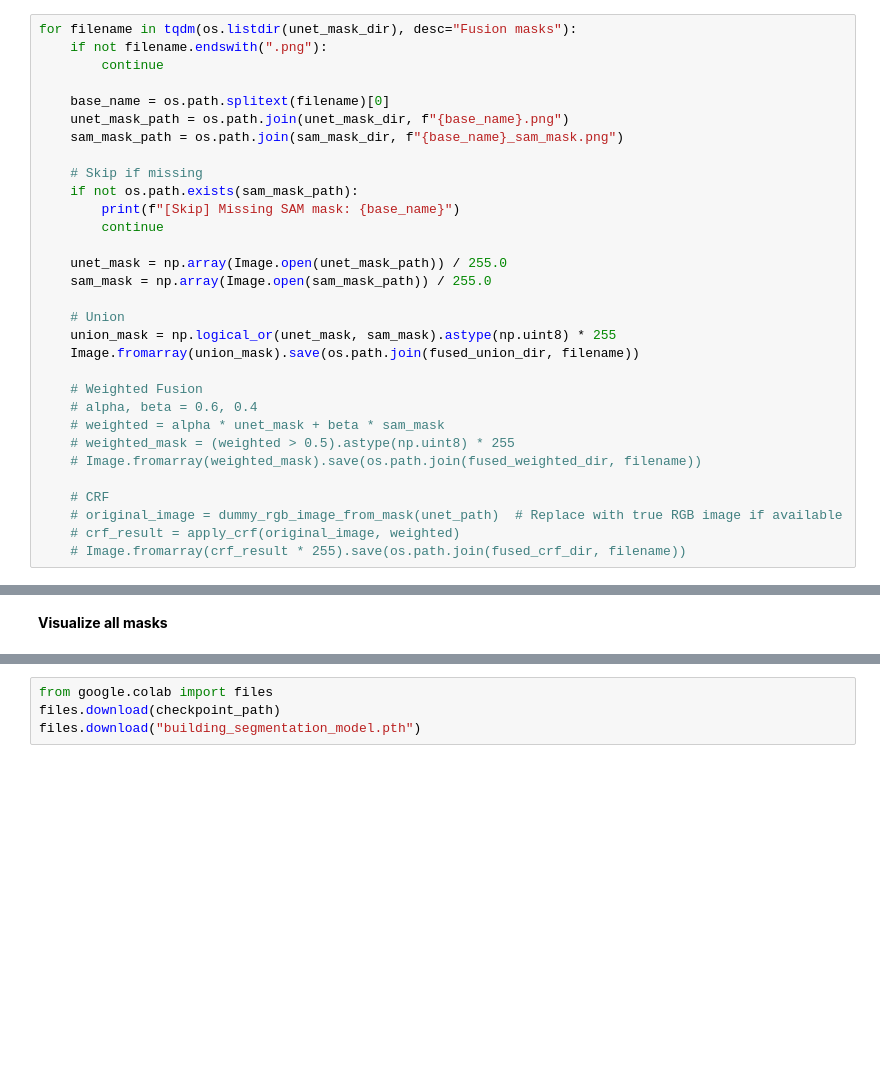
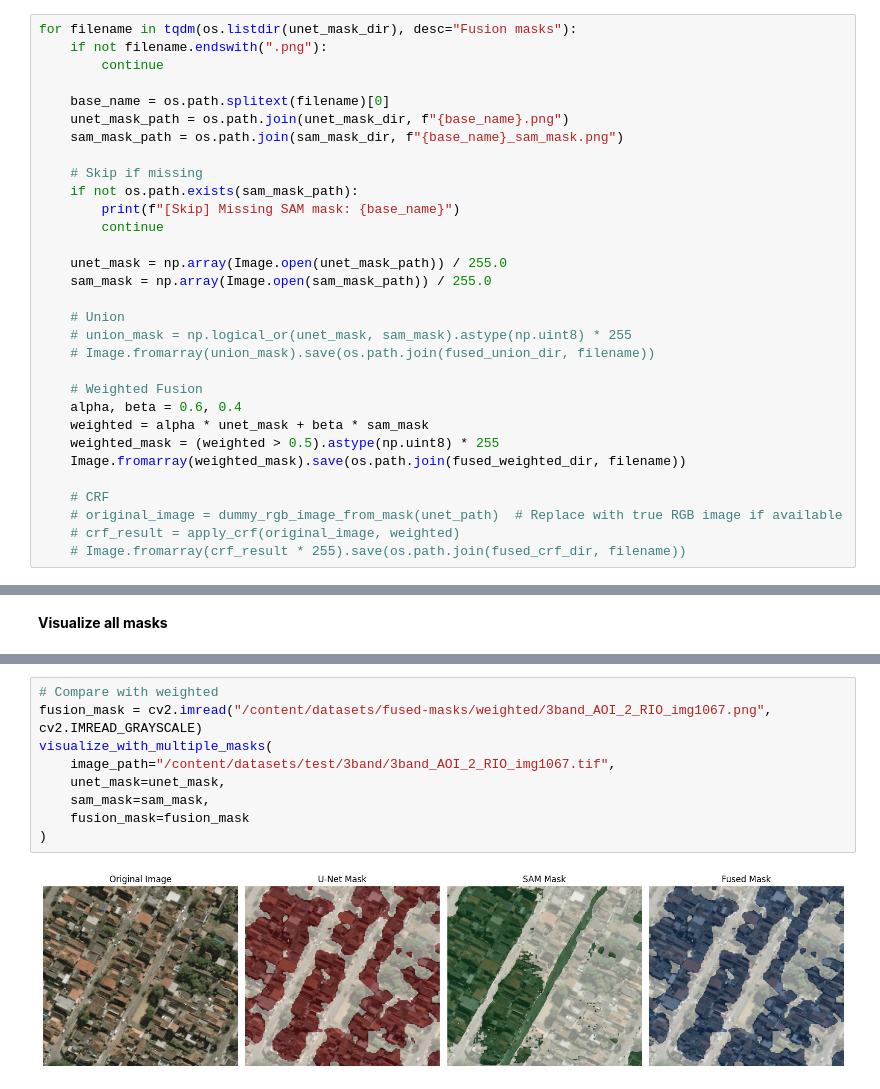
Before and after one commit to AgentUnicorn/building-detection, a Jupyter notebook: building_dection.ipynb, the cells around one changed output, grey strips where cells are left out. Saved outputs shown, nothing was run; the diff lists cells and outputs as text; blank space fills up the shorter version.

```diff
--- a/building_dection.ipynb
+++ b/building_dection.ipynb
@@ -487,14 +487,14 @@ for filename in tqdm(os.listdir(unet_mask_dir), desc="Fusion masks"):
     sam_mask = np.array(Image.open(sam_mask_path)) / 255.0
 
     # Union
-    union_mask = np.logical_or(unet_mask, sam_mask).astype(np.uint8) * 255
-    Image.fromarray(union_mask).save(os.path.join(fused_union_dir, filename))
+    # union_mask = np.logical_or(unet_mask, sam_mask).astype(np.uint8) * 255
+    # Image.fromarray(union_mask).save(os.path.join(fused_union_dir, filename))
 
     # Weighted Fusion
-    # alpha, beta = 0.6, 0.4
-    # weighted = alpha * unet_mask + beta * sam_mask
-    # weighted_mask = (weighted > 0.5).astype(np.uint8) * 255
-    # Image.fromarray(weighted_mask).save(os.path.join(fused_weighted_dir, filename))
+    alpha, beta = 0.6, 0.4
+    weighted = alpha * unet_mask + beta * sam_mask
+    weighted_mask = (weighted > 0.5).astype(np.uint8) * 255
+    Image.fromarray(weighted_mask).save(os.path.join(fused_weighted_dir, filename))
 
     # CRF
     # original_image = dummy_rgb_image_from_mask(unet_path)  # Replace with true RGB image if available
@@ -667,7 +663,14 @@ visualize_with_multiple_masks(
 )
 # %% [output]
 [figure]
-# %%
-from google.colab import files
-files.download(checkpoint_path)
-files.download("building_segmentation_model.pth")
+# %%
+# Compare with weighted
+fusion_mask = cv2.imread("/content/datasets/fused-masks/weighted/3band_AOI_2_RIO_img1067.png", cv2.IMREAD_GRAYSCALE)
+visualize_with_multiple_masks(
+    image_path="/content/datasets/test/3band/3band_AOI_2_RIO_img1067.tif",
+    unet_mask=unet_mask,
+    sam_mask=sam_mask,
+    fusion_mask=fusion_mask
+)
+# %% [output]
+[figure, added]
```
Also changed, not shown: parts of 3 cells of this notebook.
